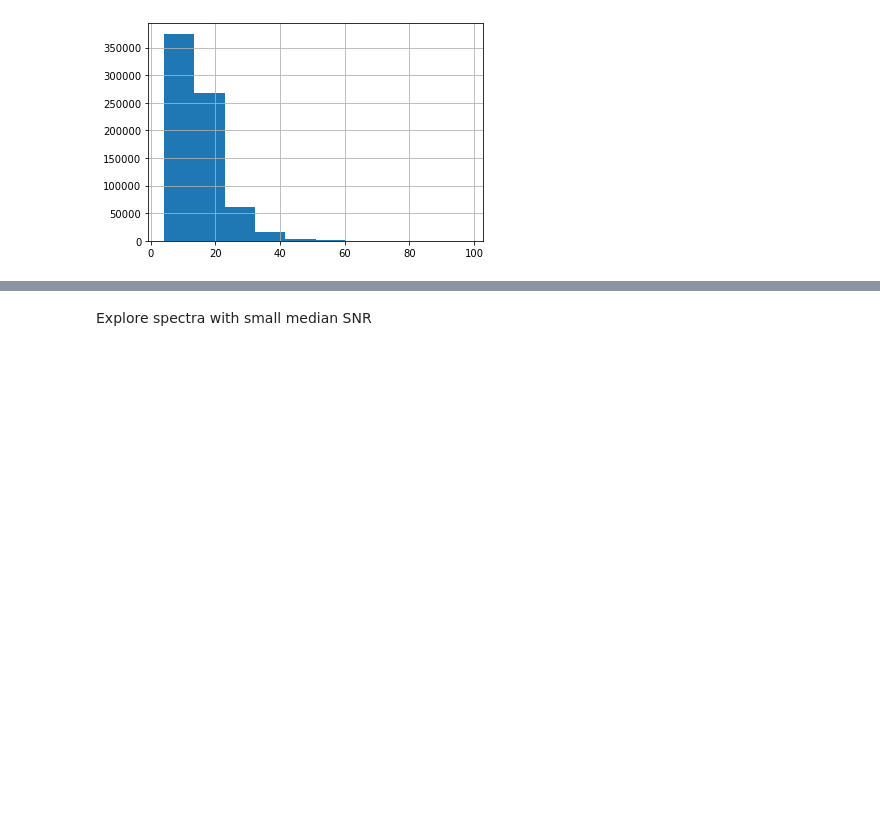
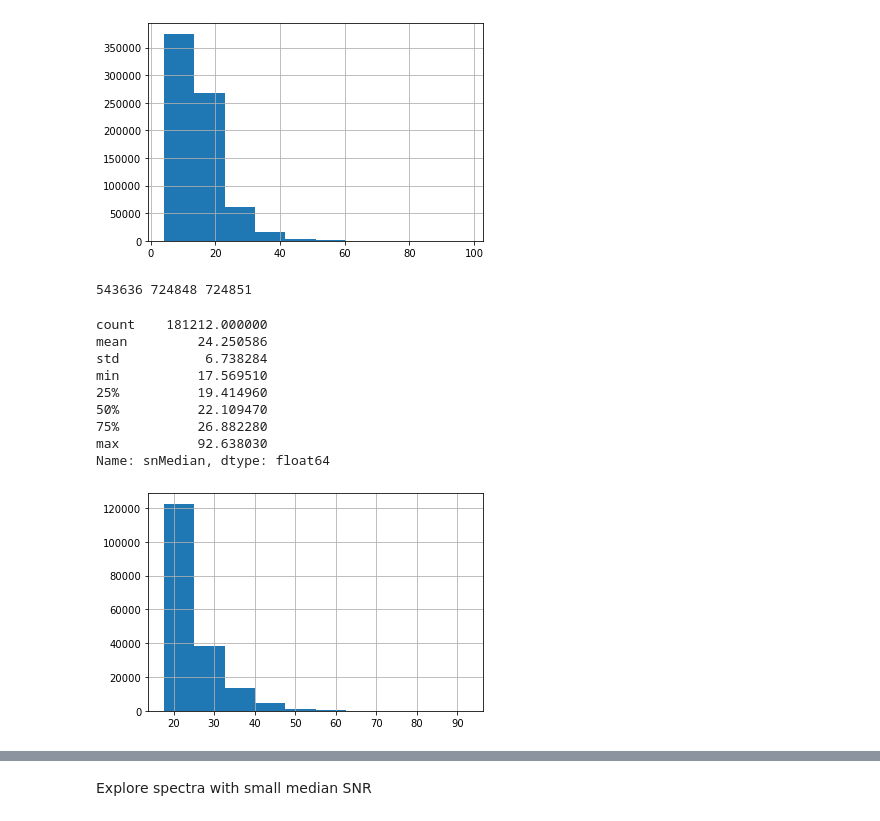
Before and after one commit to ed-ortizm/sdss, a Jupyter notebook: sample/explore_bins.ipynb, the cells around one changed output, grey strips where cells are left out. Cells and saved outputs as stored; diff of their text form; code cells hidden in the pictures; blank space fills up the shorter version.

```diff
--- a/sample/explore_bins.ipynb
+++ b/sample/explore_bins.ipynb
@@ -36,3 +36,24 @@ min           4.000678
 max          98.104000
 Name: snMedian, dtype: float64
 [figure]
+# %%
+# check bin distribution
+n = 3
+n_spectra = sdss_df.shape[0] // 4
+print(n * n_spectra, (n + 1) * n_spectra, sdss_df.shape[0])
+
+sdss_df.sort_values(by=["snMedian"], inplace=True)
+sdss_df.iloc[n * n_spectra : (n + 1) * n_spectra]["snMedian"].hist()
+sdss_df.iloc[n * n_spectra : (n + 1) * n_spectra]["snMedian"].describe()
+# %% [output]
+543636 724848 724851
+count    181212.000000
+mean         24.250586
+std           6.738284
+min          17.569510
+25%          19.414960
+50%          22.109470
+75%          26.882280
+max          92.638030
+Name: snMedian, dtype: float64
+[figure, added]
```
Also changed, not shown: parts of 9 cells of this notebook, 3 other files.
